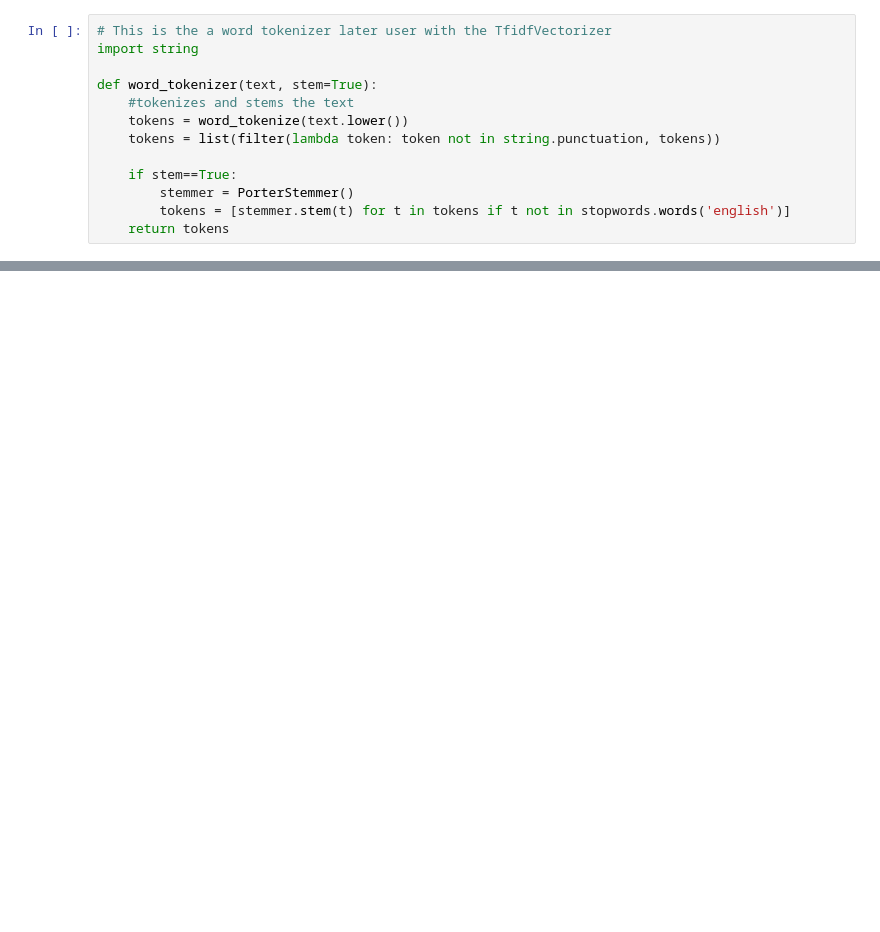
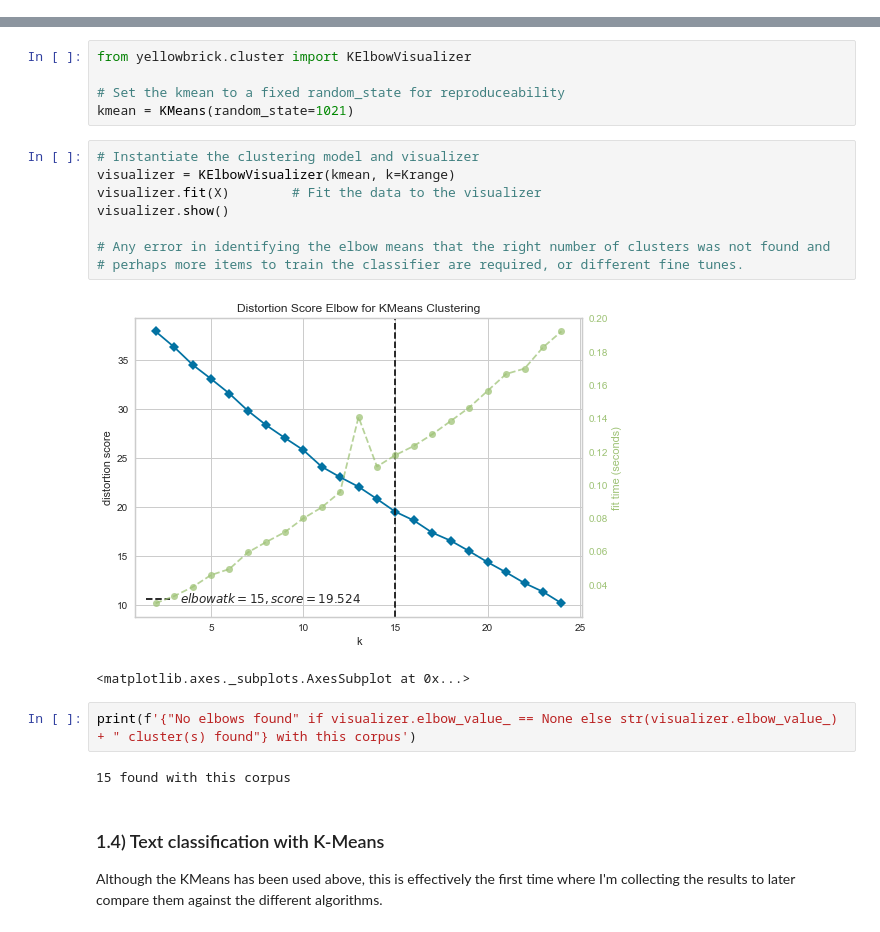
Before and after one commit to andreamoro/Data-Science-Experiments, a Jupyter notebook: Clusterization.ipynb, the cells around one changed output, grey strips where cells are left out. Saved outputs shown, nothing was run; the diff lists cells and outputs as text; blank space fills up the shorter version.

```diff
--- a/Clusterization.ipynb
+++ b/Clusterization.ipynb
@@ -31,13 +0,0 @@ from nltk.stem import PorterStemmer
-# %%
-# This is the a word tokenizer later user with the TfidfVectorizer
-import string
-
-def word_tokenizer(text, stem=True):
-    #tokenizes and stems the text
-    tokens = word_tokenize(text.lower())
-    tokens = list(filter(lambda token: token not in string.punctuation, tokens))
-
-    if stem==True:
-        stemmer = PorterStemmer()
-        tokens = [stemmer.stem(t) for t in tokens if t not in stopwords.words('english')]
-    return tokens
@@ -209,0 +278,24 @@ data['Kmeans cluster'] = clusters #kmean.labels_.tolist()
+# %%
+from yellowbrick.cluster import KElbowVisualizer
+
+# Set the kmean to a fixed random_state for reproduceability
+kmean = KMeans(random_state=1021)
+# %%
+# Instantiate the clustering model and visualizer
+visualizer = KElbowVisualizer(kmean, k=Krange)
+visualizer.fit(X)        # Fit the data to the visualizer
+visualizer.show()
+
+# Any error in identifying the elbow means that the right number of clusters was not found and
+# perhaps more items to train the classifier are required, or different fine tunes.
+# %% [output]
+[figure, added]
+<matplotlib.axes._subplots.AxesSubplot at 0x...>
+# %%
+print(f'{"No elbows found" if visualizer.elbow_value_ == None else str(visualizer.elbow_value_) + " cluster(s) found"} with this corpus')
+# %% [output]
+15 found with this corpus
+# %% [markdown]
+### 1.4) Text classification with K-Means
+
+Although the KMeans has been used above, this is effectively the first time where I'm collecting the results to later compare them against the different algorithms.
```
Also changed, not shown: parts of 109 cells of this notebook.
